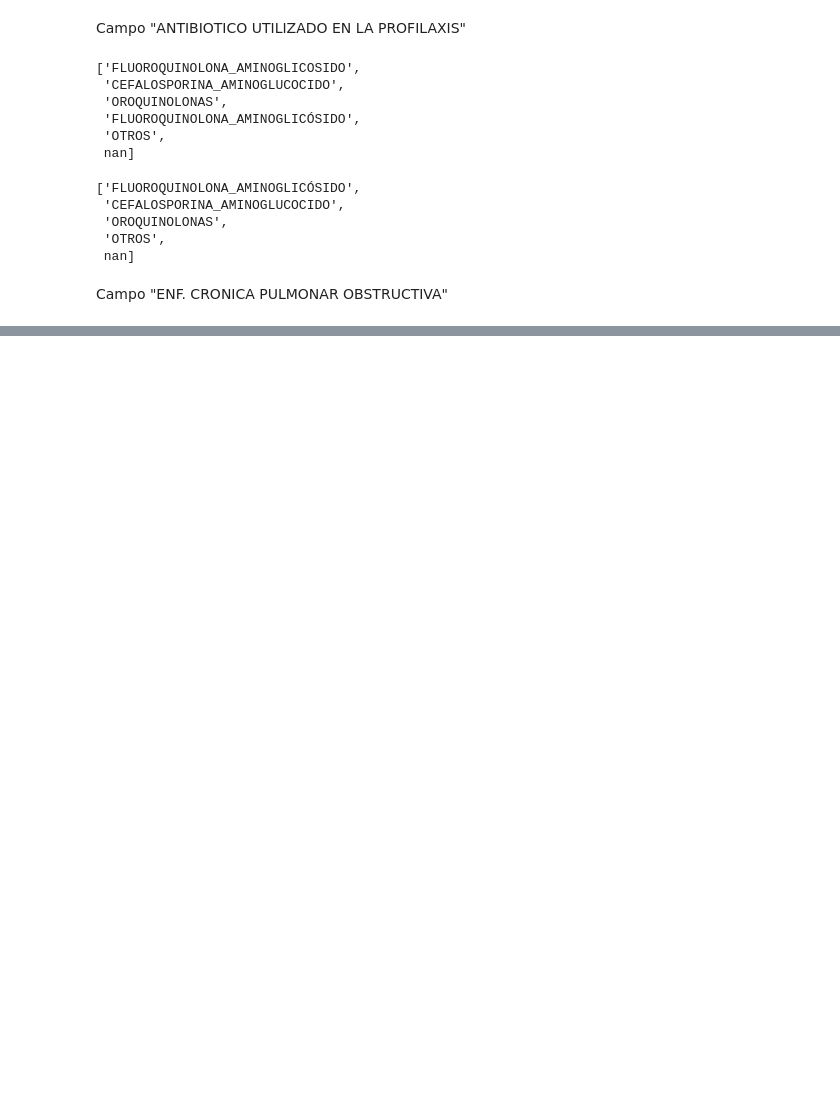
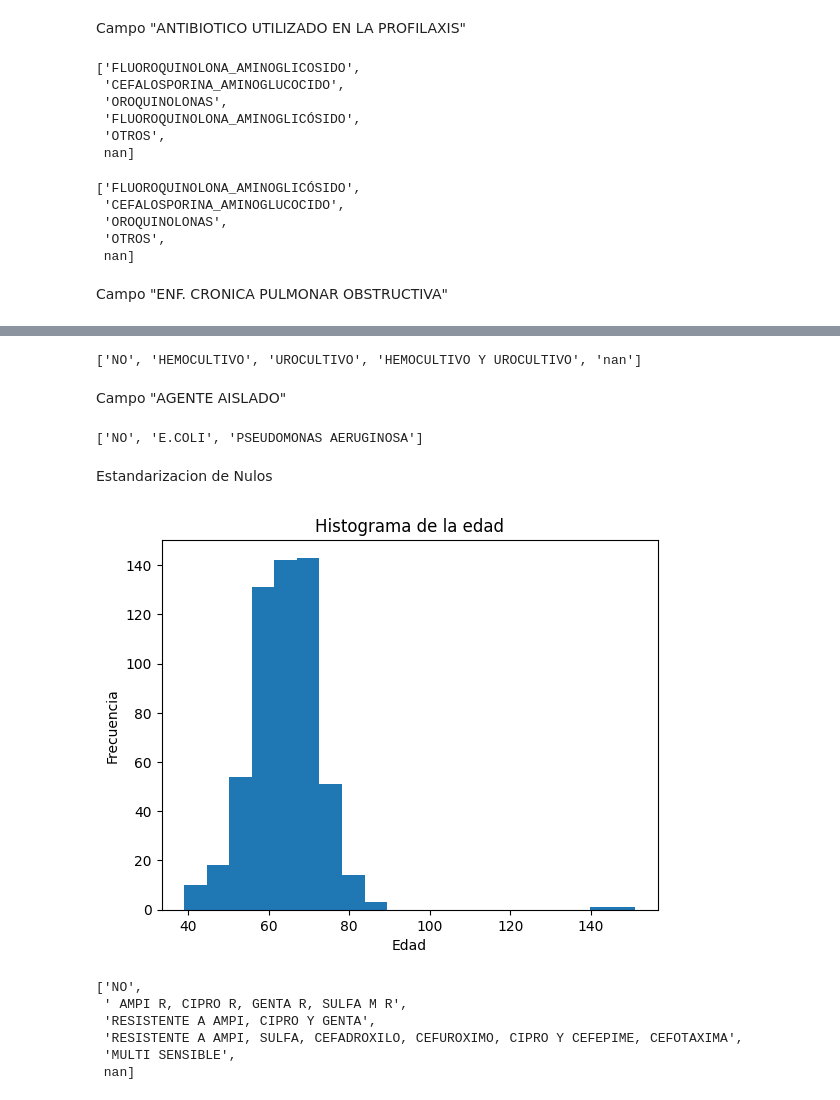
Before and after one commit to EVBic/ML_Hospital, a Jupyter notebook: hospital.ipynb, the cells around one changed output, grey strips where cells are left out. Cells and saved outputs as stored; diff of their text form; code cells hidden in the pictures; blank space fills up the shorter version.

```diff
--- a/hospital.ipynb
+++ b/hospital.ipynb
@@ -150,7 +168,7 @@ Campo "ENF. CRONICA PULMONAR OBSTRUCTIVA"
 # %%
 # Crearemos una columna que ayude a segmentar la columna 'ENF. CRONICA PULMONAR OBSTRUCTIVA'
 # 1. Duplicamos la columna
-df['ENF. CRONICA PULMONAR OBSTRUCTIVA tipo']=df['ENF. CRONICA PULMONAR OBSTRUCTIVA'].copy()
+df['ENF. CRONICA PULMONAR OBSTRUCTIVA TIPO']=df['ENF. CRONICA PULMONAR OBSTRUCTIVA'].copy()
 # %%
 # 2. Corregimos la columna 'ENF. CRONICA PULMONAR OBSTRUCTIVA'
 df['ENF. CRONICA PULMONAR OBSTRUCTIVA']=df['ENF. CRONICA PULMONAR OBSTRUCTIVA'].replace({'SI, EPOC','SI, ASMA'},'SI')
@@ -162,0 +181,3 @@ KeyError: 'ENF. CRONICA PULMONAR OBSTRUCTIVA TIPO'
+# %%
+# Corregiremos la columna, recortando los espacios a los costados
+df['BIOPSIA']=df['BIOPSIA'].str.strip()
@@ -162,0 +192,38 @@ KeyError: 'ENF. CRONICA PULMONAR OBSTRUCTIVA TIPO'
+# %%
+
+list(df['TIPO DE CULTIVO'].unique())
+# %% [output]
+['NO', 'HEMOCULTIVO', 'UROCULTIVO', 'HEMOCULTIVO Y UROCULTIVO', 'nan']
+# %% [markdown]
+Campo "AGENTE AISLADO"
+# %%
+
+df['AGENTE AISLADO']=df['AGENTE AISLADO'].replace('nan',)
+# %%
+
+list(df['AGENTE AISLADO'].unique())
+# %% [output]
+['NO', 'E.COLI', 'PSEUDOMONAS AERUGINOSA']
+# %% [markdown]
+Estandarizacion de Nulos
+# %%
+import matplotlib.pyplot as plt
+
+# Crea un histograma de la variable EDAD
+plt.hist(df['EDAD'], bins=20)
+plt.xlabel('Edad')
+plt.ylabel('Frecuencia')
+plt.title('Histograma de la edad')
+plt.show()
+# %% [output]
+[figure, added]
+# %%
+
+list(df['PATRON DE RESISTENCIA'].unique())
+# %% [output]
+['NO',
+ ' AMPI R, CIPRO R, GENTA R, SULFA M R',
+ 'RESISTENTE A AMPI, CIPRO Y GENTA',
+ 'RESISTENTE A AMPI, SULFA, CEFADROXILO, CEFUROXIMO, CIPRO Y CEFEPIME, CEFOTAXIMA',
+ 'MULTI SENSIBLE',
+ nan]
```
Also changed, not shown: parts of 9 cells of this notebook.
